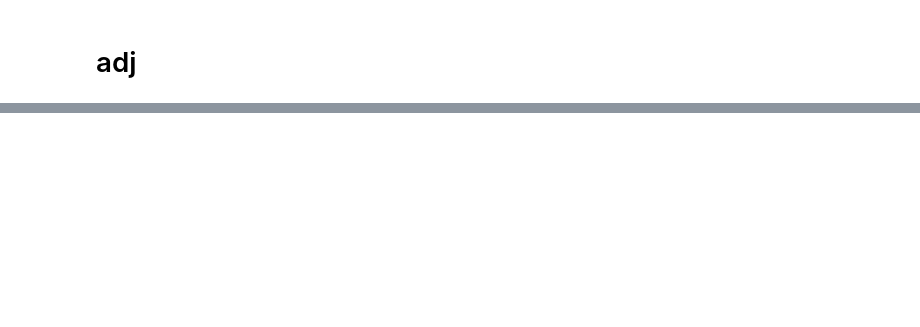
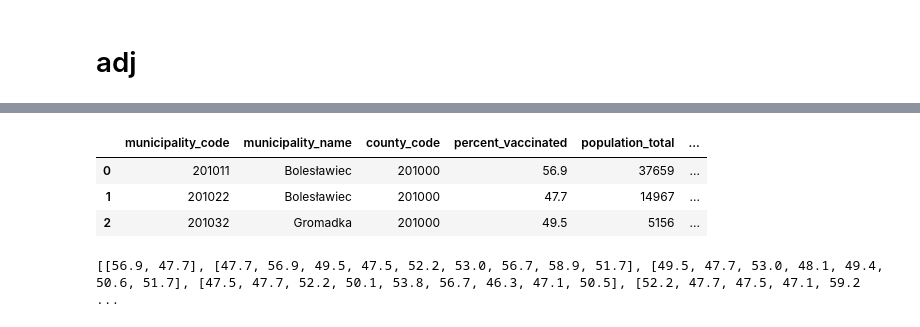
Before and after one commit to bahadurvikram/EC2024, a Jupyter notebook: Untitled-1.ipynb, the cells around one changed output, grey strips where cells are left out. Cells and saved outputs as stored; diff of their text form; code cells hidden in the pictures; blank space fills up the shorter version.

```diff
--- a/Untitled-1.ipynb
+++ b/Untitled-1.ipynb
@@ -630,0 +643,7 @@ adj_df.sample(5)
+# %%
+covid_df.head(3)
+# %% [output]
+|  | municipality_code | municipality_name | county_code | percent_vaccinated | population_total | ... |
+| 0 | 201011 | Bolesławiec | 201000 | 56.9 | 37659 | ... |
+| 1 | 201022 | Bolesławiec | 201000 | 47.7 | 14967 | ... |
+| 2 | 201032 | Gromadka | 201000 | 49.5 | 5156 | ... |
@@ -630,0 +653,12 @@ adj_df.sample(5)
+# %%
+
+# Iterate over the outer list
+for inner_list in cleaned_adj_lists:
+    # Iterate over the inner list
+    for i, element in enumerate(inner_list):
+        inner_list[i] = covid_df.at[element - 1, 'percent_vaccinated']
+
+# Display the modified list of lists
+print(cleaned_adj_lists)
+# %% [output]
+[[56.9, 47.7], [47.7, 56.9, 49.5, 47.5, 52.2, 53.0, 56.7, 58.9, 51.7], [49.5, 47.7, 53.0, 48.1, 49.4, 50.6, 51.7], [47.5, 47.7, 52.2, 50.1, 53.8, 56.7, 46.3, 47.1, 50.5], [52.2, 47.7, 47.5, 47.1, 59.2 ...
```
Also changed, not shown: parts of 10 cells of this notebook.
